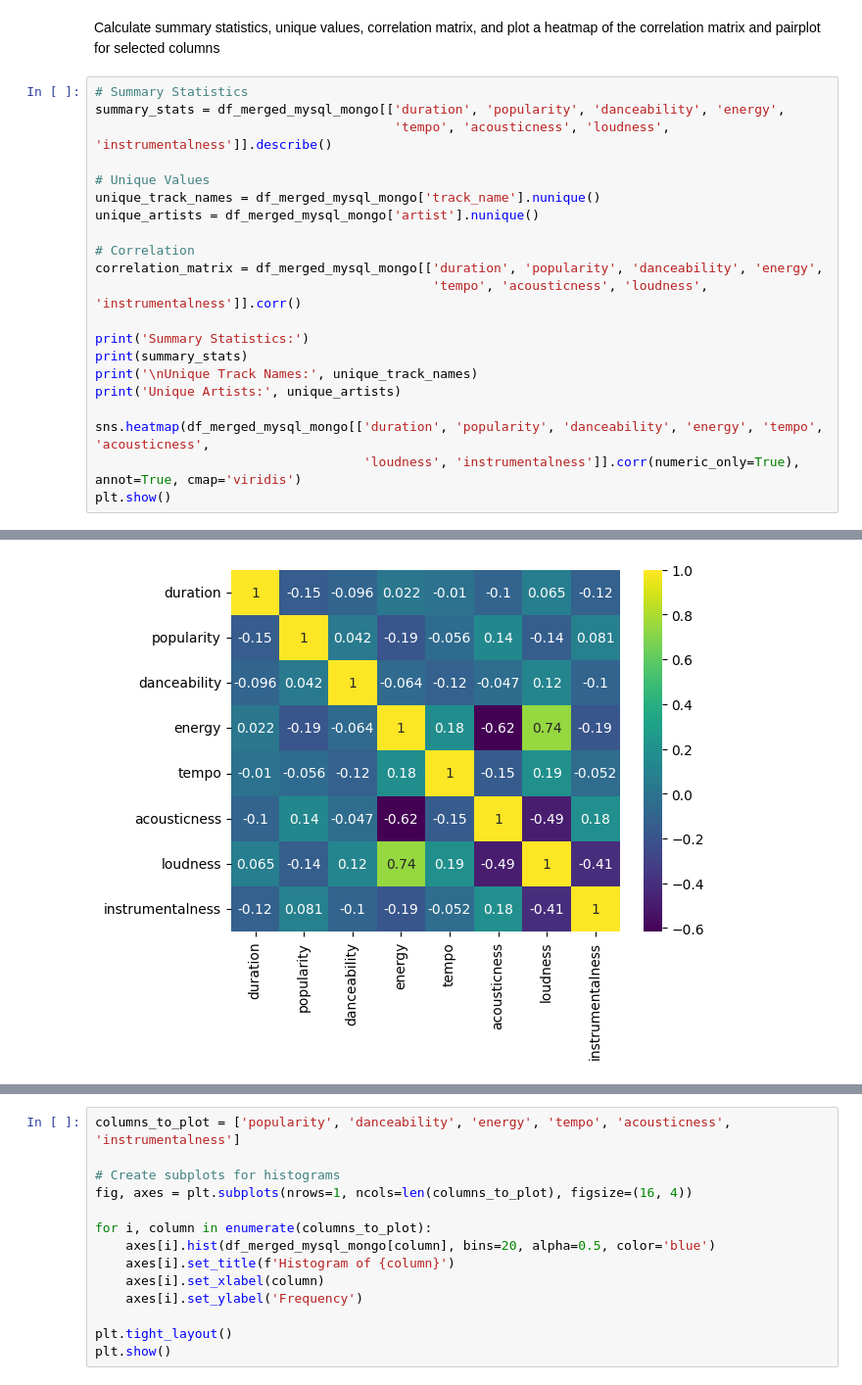
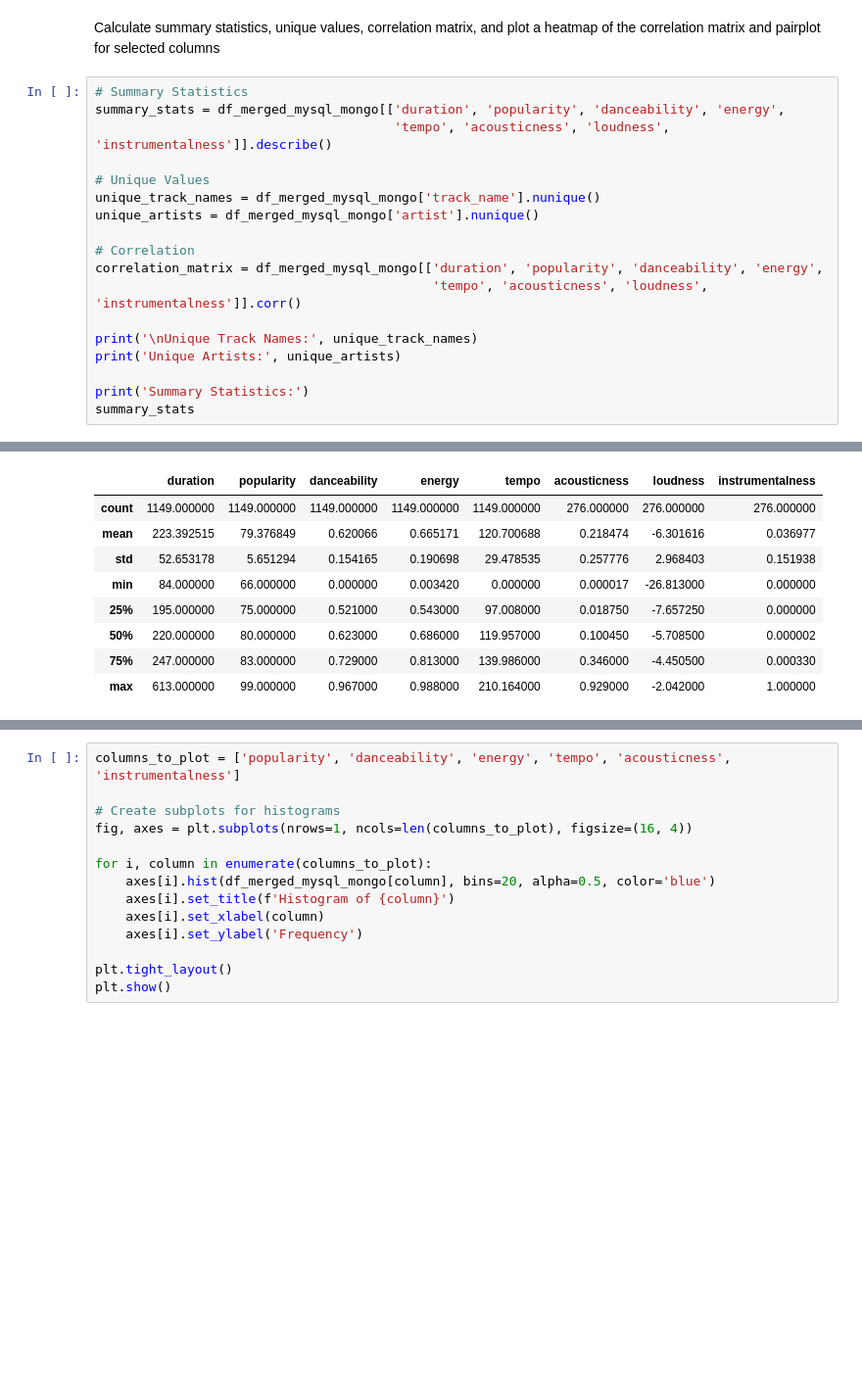
Before and after one commit to uktukt/SheGoesTech_Final_Project, a Jupyter notebook: fp_tracks.ipynb, the cells around one changed output, grey strips where cells are left out. Shown at 98% size. Saved outputs shown, nothing was run; the diff lists cells and outputs as text; blank space fills up the shorter version.

```diff
--- a/fp_tracks.ipynb
+++ b/fp_tracks.ipynb
@@ -643,12 +643,9 @@ unique_artists = df_merged_mysql_mongo['artist'].nunique()
 correlation_matrix = df_merged_mysql_mongo[['duration', 'popularity', 'danceability', 'energy',
                                             'tempo', 'acousticness', 'loudness', 'instrumentalness']].corr()
 
-print('Summary Statistics:')
-print(summary_stats)
 print('\nUnique Track Names:', unique_track_names)
 print('Unique Artists:', unique_artists)
 
-sns.heatmap(df_merged_mysql_mongo[['duration', 'popularity', 'danceability', 'energy', 'tempo', 'acousticness',
-                                   'loudness', 'instrumentalness']].corr(numeric_only=True), annot=True, cmap='viridis')
-plt.show()
+print('Summary Statistics:')
+summary_stats
 # %% [output]
@@ -672 +655,9 @@ Unique Artists: 631
-[figure, removed]
+|  | duration | popularity | danceability | energy | tempo | acousticness | loudness | instrumentalness |
+| count | 1149.000000 | 1149.000000 | 1149.000000 | 1149.000000 | 1149.000000 | 276.000000 | 276.000000 | 276.000000 |
+| mean | 223.392515 | 79.376849 | 0.620066 | 0.665171 | 120.700688 | 0.218474 | -6.301616 | 0.036977 |
+| std | 52.653178 | 5.651294 | 0.154165 | 0.190698 | 29.478535 | 0.257776 | 2.968403 | 0.151938 |
+| min | 84.000000 | 66.000000 | 0.000000 | 0.003420 | 0.000000 | 0.000017 | -26.813000 | 0.000000 |
+| 25% | 195.000000 | 75.000000 | 0.521000 | 0.543000 | 97.008000 | 0.018750 | -7.657250 | 0.000000 |
+| 50% | 220.000000 | 80.000000 | 0.623000 | 0.686000 | 119.957000 | 0.100450 | -5.708500 | 0.000002 |
+| 75% | 247.000000 | 83.000000 | 0.729000 | 0.813000 | 139.986000 | 0.346000 | -4.450500 | 0.000330 |
+| max | 613.000000 | 99.000000 | 0.967000 | 0.988000 | 210.164000 | 0.929000 | -2.042000 | 1.000000 |
```
Also changed, not shown: parts of 6 cells of this notebook, 1 other file.
